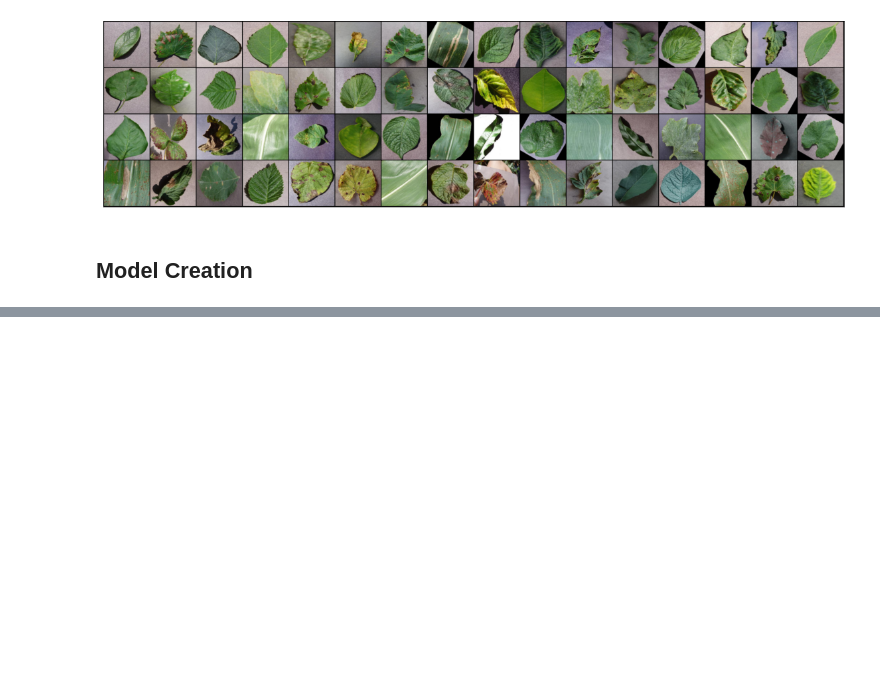
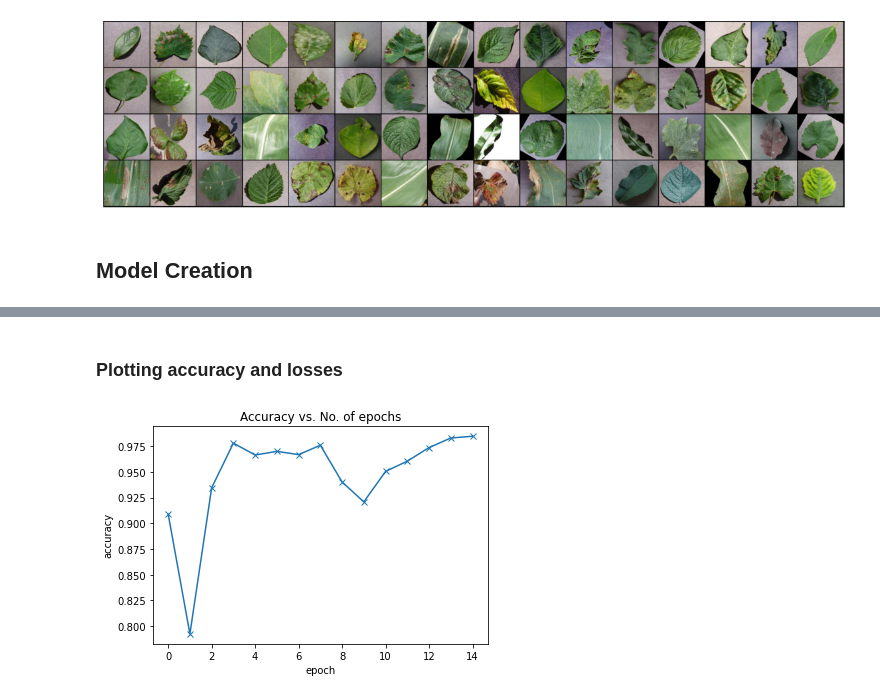
Before and after one commit to CPAD2022/CPAD2022SecBTeam03, a Jupyter notebook: ML Notebook/AgroAssist.ipynb, the cells around one changed output, grey strips where cells are left out. Cells and saved outputs as stored; diff of their text form; code cells hidden in the pictures; blank space fills up the shorter version.

```diff
--- a/ML Notebook/AgroAssist.ipynb
+++ b/ML Notebook/AgroAssist.ipynb
@@ -214,0 +354,3 @@ class ImageClassificationBase(nn.Module):
+# %%
+# Model definition
+model = to_device(Plant_Disease_Model2(), device)
@@ -214,0 +386,2 @@ class ImageClassificationBase(nn.Module):
+# %%
+history = fit(10, 0.001, model, train_loader, val_loader, opt_func = torch.optim.Adam)
@@ -214,0 +408,2 @@ class ImageClassificationBase(nn.Module):
+# %%
+history += fit(5, 0.001, model, train_loader, val_loader, opt_func = torch.optim.Adam)
@@ -214,0 +420,2 @@ class ImageClassificationBase(nn.Module):
+# %% [markdown]
+### Plotting accuracy and losses
@@ -214,0 +432,11 @@ class ImageClassificationBase(nn.Module):
+# %%
+def plot_accuracies(history):
+    accuracies = [x['val_acc'] for x in history]
+    plt.plot(accuracies, '-x')
+    plt.xlabel('epoch')
+    plt.ylabel('accuracy')
+    plt.title('Accuracy vs. No. of epochs');
+# %%
+plot_accuracies(history)
+# %% [output]
+[figure, added]
```
Also changed, not shown: parts of 35 cells of this notebook.
